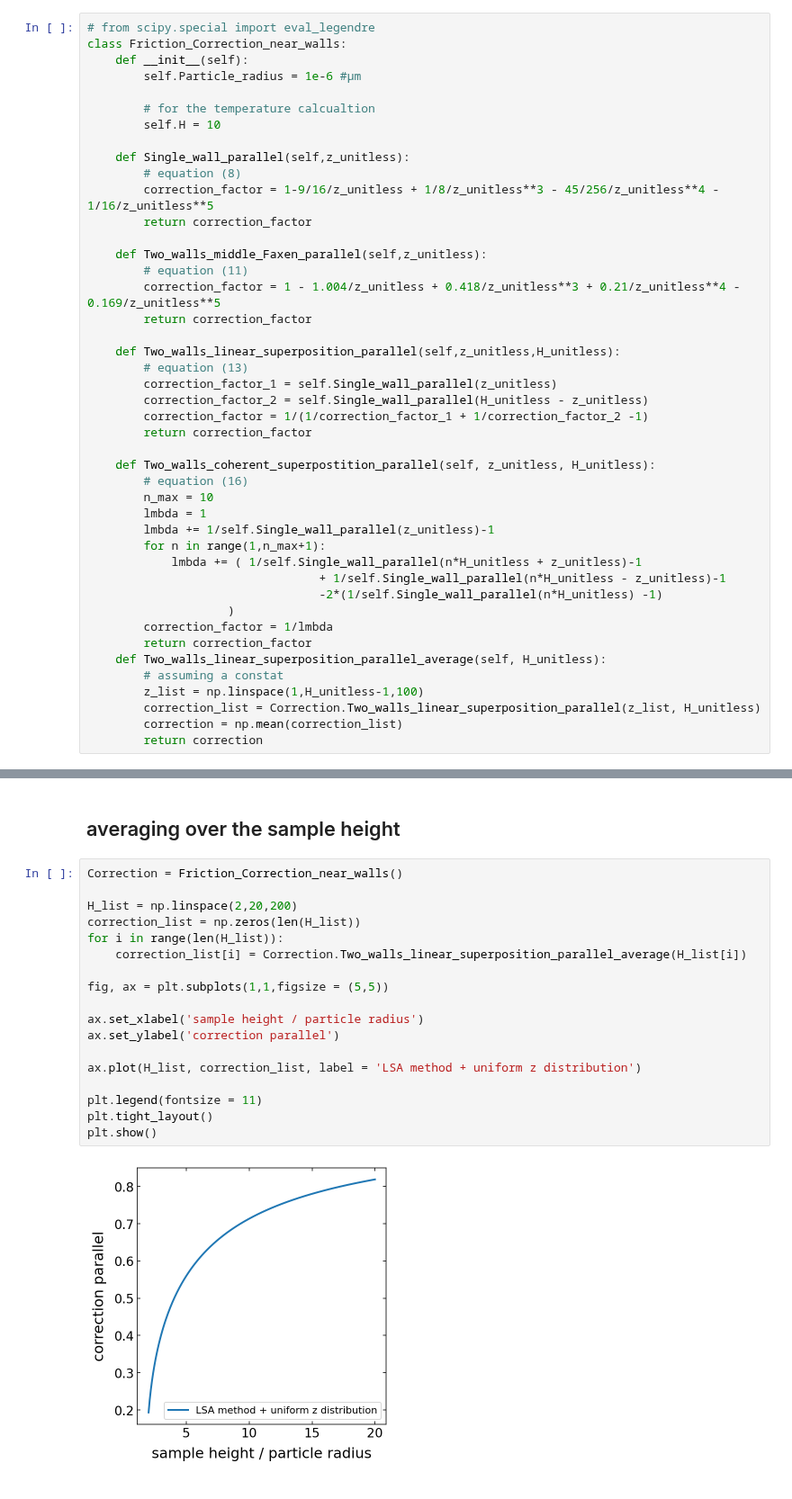
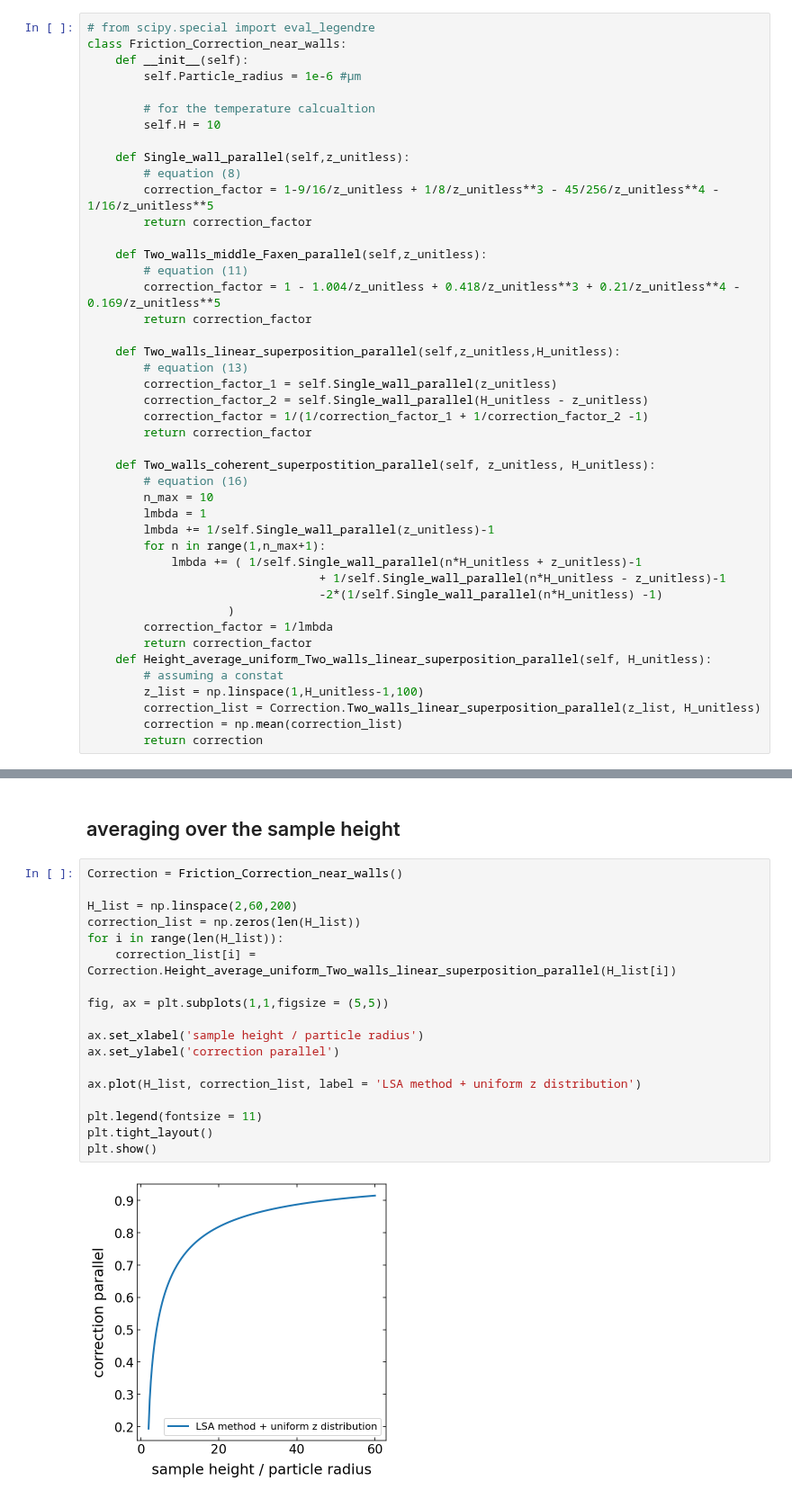
Before and after one commit to Molecular-Nanophotonics/Jupyter-Notebooks, a Jupyter notebook: Brownian_motion_close_to_walls_version2.ipynb, the cells around one changed output, grey strips where cells are left out. Shown at 90% size. Drawn from its saved outputs; the diff is of its cells as text.

```diff
--- a/Brownian_motion_close_to_walls_version2.ipynb
+++ b/Brownian_motion_close_to_walls_version2.ipynb
@@ -70,7 +74,7 @@ class Friction_Correction_near_walls:
                     )
         correction_factor = 1/lmbda
         return correction_factor
-    def Two_walls_linear_superposition_parallel_average(self, H_unitless):
+    def Height_average_uniform_Two_walls_linear_superposition_parallel(self, H_unitless):
         # assuming a constat
         z_list = np.linspace(1,H_unitless-1,100)
         correction_list = Correction.Two_walls_linear_superposition_parallel(z_list, H_unitless)
@@ -112,20 +116,20 @@ plt.show()
 # %%
 Correction = Friction_Correction_near_walls()
 
-H_list = np.linspace(2,20,200)
+H_list = np.linspace(2,60,200)
 correction_list = np.zeros(len(H_list))
 for i in range(len(H_list)):
-    correction_list[i] = Correction.Two_walls_linear_superposition_parallel_average(H_list[i])
+    correction_list[i] = Correction.Height_average_uniform_Two_walls_linear_superposition_parallel(H_list[i])
 
 fig, ax = plt.subplots(1,1,figsize = (5,5))
 
 ax.set_xlabel('sample height / particle radius')
 ax.set_ylabel('correction parallel')
 
 ax.plot(H_list, correction_list, label = 'LSA method + uniform z distribution')
 
 plt.legend(fontsize = 11)
 plt.tight_layout()
 plt.show()
 # %% [output]
-[figure, old version]
+[figure, new version]
```
Also changed, not shown: parts of 7 cells of this notebook.
